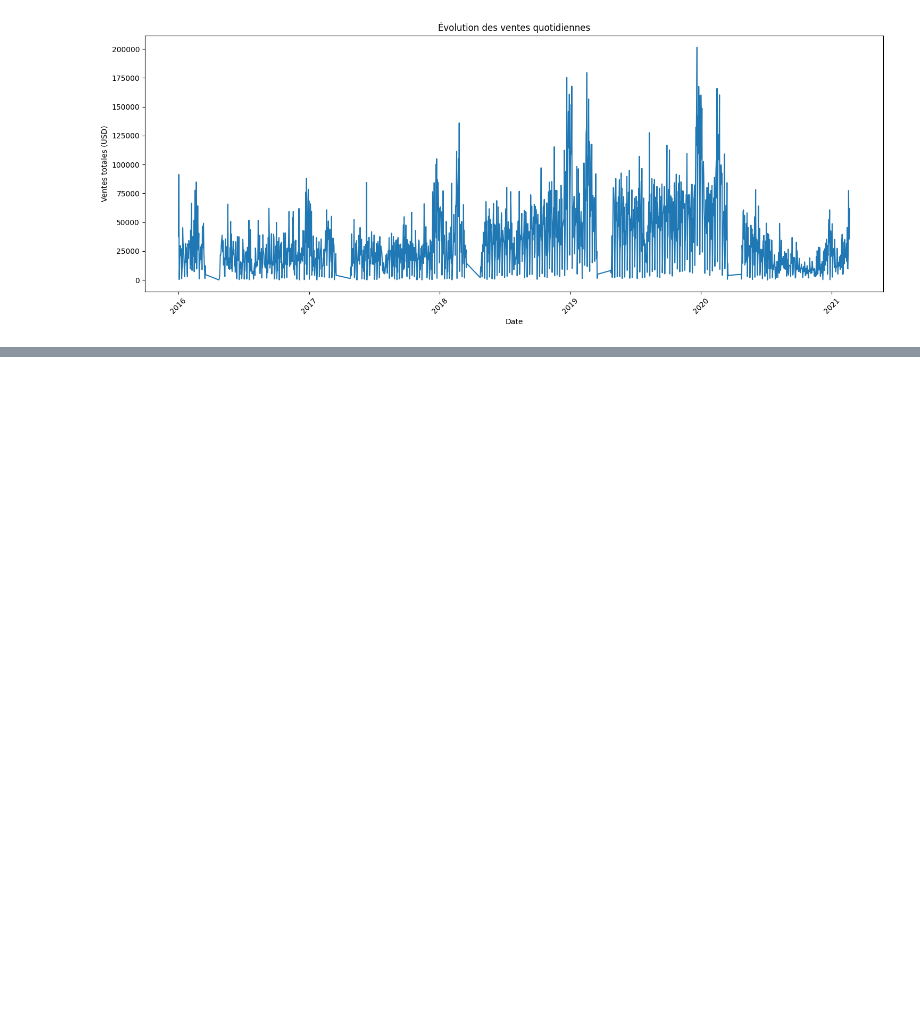
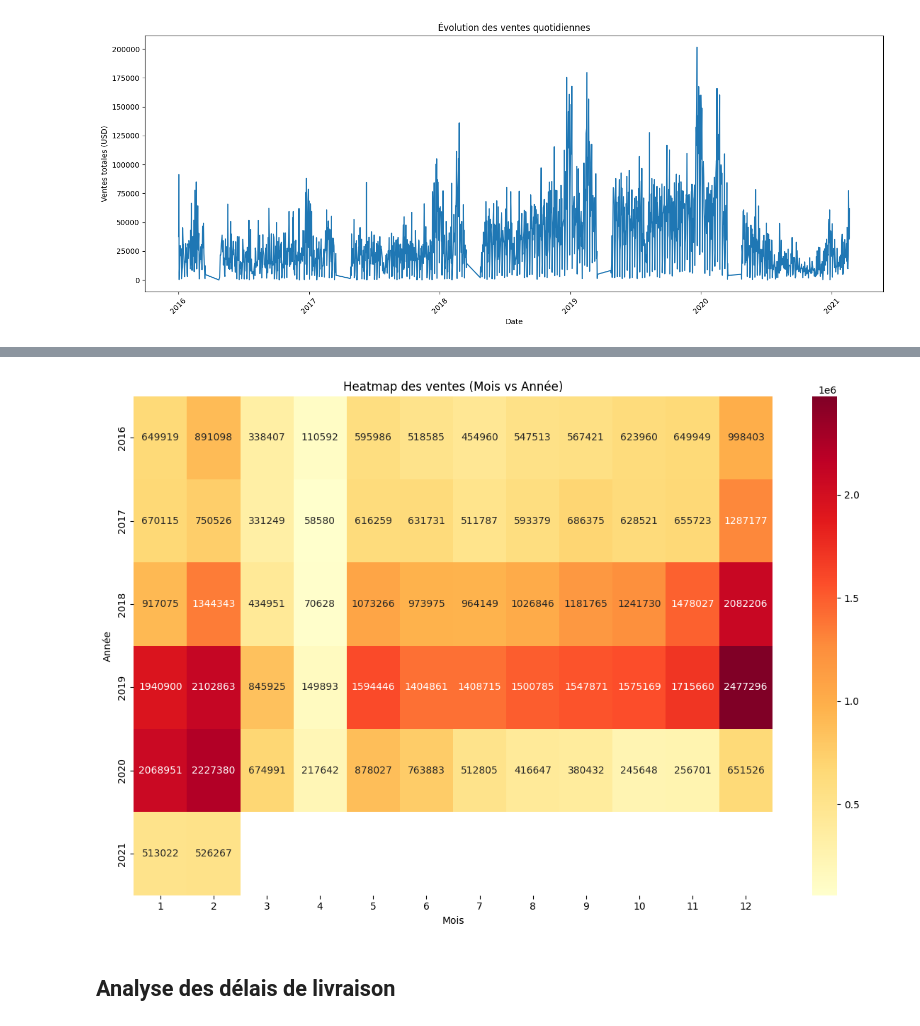
Before and after one commit to lamaranadiallo/Analyse-Ventes-Electronic, a Jupyter notebook: Analyse_electronic.ipynb, the cells around one changed output, grey strips where cells are left out. Cells and saved outputs as stored; diff of their text form; code cells hidden in the pictures; blank space fills up the shorter version.

```diff
--- a/Analyse_electronic.ipynb
+++ b/Analyse_electronic.ipynb
@@ -245,0 +298,15 @@ plt.show()
+# %%
+# 5. Heatmap des ventes (Mois vs Année)
+
+sales_heatmap = merged_sales.groupby(['Year', 'Month'])['Amount USD'].sum().unstack()
+
+plt.figure(figsize=(12, 8))
+sns.heatmap(sales_heatmap, annot=True, fmt='.0f', cmap='YlOrRd')
+plt.title('Heatmap des ventes (Mois vs Année)')
+plt.xlabel('Mois')
+plt.ylabel('Année')
+plt.tight_layout()
+plt.savefig("imgs/heatmap_ventes_mois_annee.png")
+plt.show()
+# %% [output]
+[figure, added]
@@ -245,0 +321,2 @@ plt.show()
+# %% [markdown]
+## **Analyse des délais de livraison**
```
Also changed, not shown: parts of 28 cells of this notebook, 13 other files.
